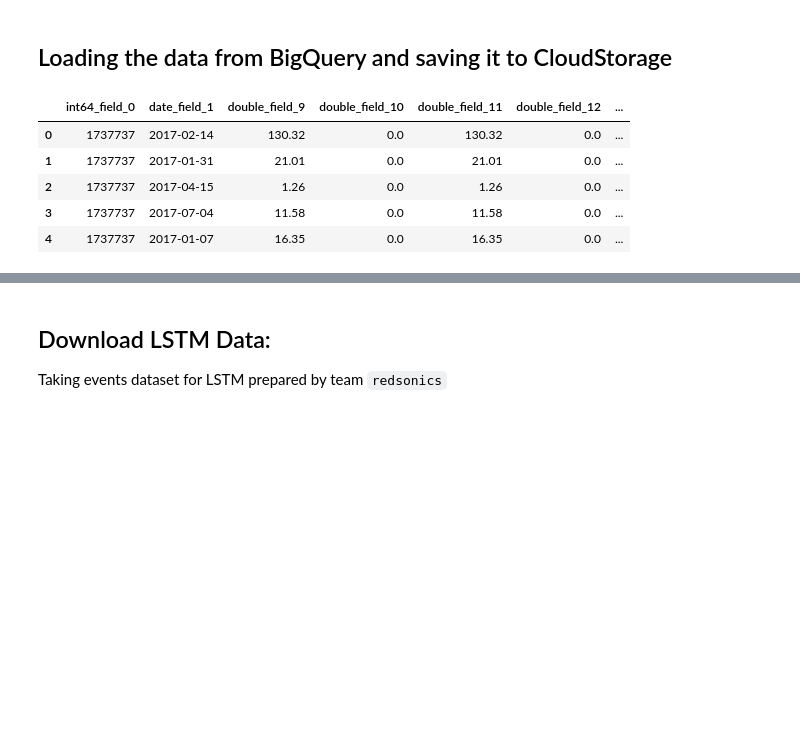
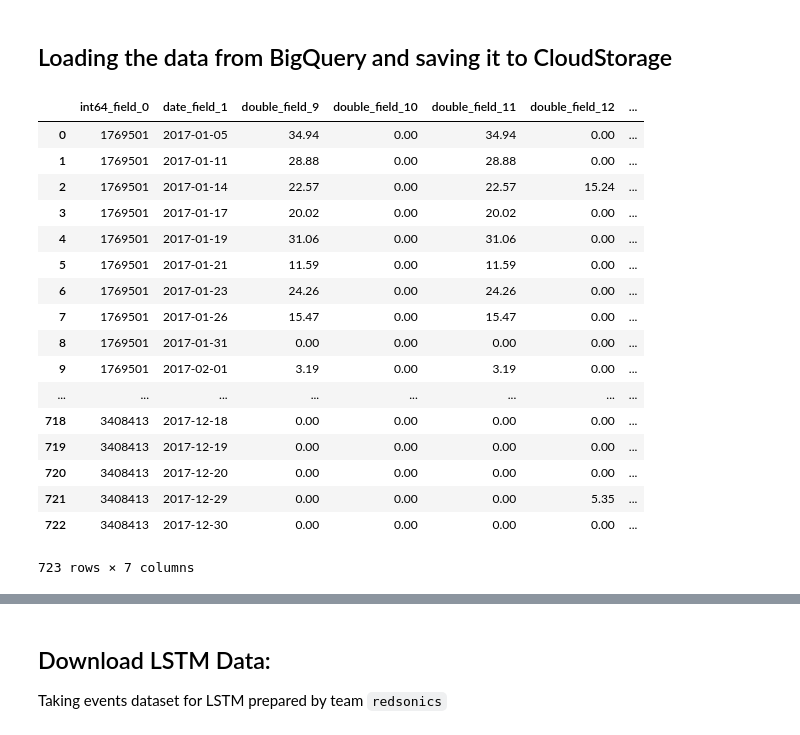
Before and after one commit to Johannamps/go-de-internal-johanna, a Jupyter notebook: churn-prediction/lstm/lstm 2.0.ipynb, the cells around one changed output, grey strips where cells are left out. Saved outputs shown, nothing was run; the diff lists cells and outputs as text; code cells hidden in the pictures; blank space fills up the shorter version.

```diff
--- a/churn-prediction/lstm/lstm 2.0.ipynb
+++ b/churn-prediction/lstm/lstm 2.0.ipynb
@@ -7,15 +7,28 @@ import pandas as pd
 import numpy as np
 from io import StringIO
 # %%
-query = 'SELECT int64_field_0, date_field_1, double_field_9, double_field_10, double_field_11, double_field_12, double_field_13 FROM `go-de-internal.democases_go_reply_internal.metro_churn_lstm` WHERE int64_field_0 in (1769501, 1769568, 1769800, 3375481, 2108159, 3375612, 3408413, 3408542, 2108191, 3336993, 3343216, 3343262, 1737658, 689094, 689101, 1737723, 1737737, 1737776, 1770548, 1770580, 1803439, 1737910, 1737951, 3343610, 1738019, 3343693, 1752401, 1803634, 1738109, 1750643, 1738144, 1770919, 1869227, 1836494, 1836511, 1803749, 1836581, 1738283, 1738310, 1738317, 1934930, 1738328, 1934964, 1869431, 1934972, 1934975, 1836673, 1836682, 1869451, 1803929, 1869469, 1869489, 1836723, 1771191, 1771212, 1738523, 1836831, 1738549, 1836854, 1836862, 1869657, 1738639, 1771422, 1869745, 1836981, 1738686, 1935317, 1837035, 1935342, 1869873, 1808052, 1771584, 1771658, 1804427, 1738931, 1738949, 1935567, 1738964, 1935591, 1837295, 1804536, 1935659, 1771825, 1870181, 1935773, 1935824, 1935871, 1935884, 1935895, 1739316, 1739364, 1739366, 1739390, 1739404, 1739426, 1739466, 1739510, 1739589, 1772359, 1936219)'
+#query = 'SELECT int64_field_0, date_field_1, double_field_9, double_field_10, double_field_11, double_field_12, double_field_13 FROM `go-de-internal.democases_go_reply_internal.metro_churn_lstm` WHERE int64_field_0 in (1769501, 1769568, 1769800, 3375481, 2108159, 3375612, 3408413, 3408542, 2108191, 3336993, 3343216, 3343262, 1737658, 689094, 689101, 1737723, 1737737, 1737776, 1770548, 1770580, 1803439, 1737910, 1737951, 3343610, 1738019, 3343693, 1752401, 1803634, 1738109, 1750643, 1738144, 1770919, 1869227, 1836494, 1836511, 1803749, 1836581, 1738283, 1738310, 1738317, 1934930, 1738328, 1934964, 1869431, 1934972, 1934975, 1836673, 1836682, 1869451, 1803929, 1869469, 1869489, 1836723, 1771191, 1771212, 1738523, 1836831, 1738549, 1836854, 1836862, 1869657, 1738639, 1771422, 1869745, 1836981, 1738686, 1935317, 1837035, 1935342, 1869873, 1808052, 1771584, 1771658, 1804427, 1738931, 1738949, 1935567, 1738964, 1935591, 1837295, 1804536, 1935659, 1771825, 1870181, 1935773, 1935824, 1935871, 1935884, 1935895, 1739316, 1739364, 1739366, 1739390, 1739404, 1739426, 1739466, 1739510, 1739589, 1772359, 1936219)'
+query = 'SELECT int64_field_0, date_field_1, double_field_9, double_field_10, double_field_11, double_field_12, double_field_13 FROM `go-de-internal.democases_go_reply_internal.metro_churn_lstm` WHERE int64_field_0 in (1769501, 1769568, 1769800, 3375481, 2108159, 3375612, 3408413) ORDER BY int64_field_0, date_field_1'
 #query = 'SELECT * FROM `go-de-internal.democases_go_reply_internal.metro_churn_lstm`'
 churn = bq.Query(query)
 df = churn.execute(output_options=bq.QueryOutput.dataframe()).result()
-df.head()
+df
 # %% [output]
 |  | int64_field_0 | date_field_1 | double_field_9 | double_field_10 | double_field_11 | double_field_12 | ... |
-| 0 | 1737737 | 2017-02-14 | 130.32 | 0.0 | 130.32 | 0.0 | ... |
-| 1 | 1737737 | 2017-01-31 | 21.01 | 0.0 | 21.01 | 0.0 | ... |
-| 2 | 1737737 | 2017-04-15 | 1.26 | 0.0 | 1.26 | 0.0 | ... |
-| 3 | 1737737 | 2017-07-04 | 11.58 | 0.0 | 11.58 | 0.0 | ... |
-| 4 | 1737737 | 2017-01-07 | 16.35 | 0.0 | 16.35 | 0.0 | ... |
+| 0 | 1769501 | 2017-01-05 | 34.94 | 0.00 | 34.94 | 0.00 | ... |
+| 1 | 1769501 | 2017-01-11 | 28.88 | 0.00 | 28.88 | 0.00 | ... |
+| 2 | 1769501 | 2017-01-14 | 22.57 | 0.00 | 22.57 | 15.24 | ... |
+| 3 | 1769501 | 2017-01-17 | 20.02 | 0.00 | 20.02 | 0.00 | ... |
+| 4 | 1769501 | 2017-01-19 | 31.06 | 0.00 | 31.06 | 0.00 | ... |
+| 5 | 1769501 | 2017-01-21 | 11.59 | 0.00 | 11.59 | 0.00 | ... |
+| 6 | 1769501 | 2017-01-23 | 24.26 | 0.00 | 24.26 | 0.00 | ... |
+| 7 | 1769501 | 2017-01-26 | 15.47 | 0.00 | 15.47 | 0.00 | ... |
+| 8 | 1769501 | 2017-01-31 | 0.00 | 0.00 | 0.00 | 0.00 | ... |
+| 9 | 1769501 | 2017-02-01 | 3.19 | 0.00 | 3.19 | 0.00 | ... |
+| ... | ... | ... | ... | ... | ... | ... | ... |
+| 718 | 3408413 | 2017-12-18 | 0.00 | 0.00 | 0.00 | 0.00 | ... |
+| 719 | 3408413 | 2017-12-19 | 0.00 | 0.00 | 0.00 | 0.00 | ... |
+| 720 | 3408413 | 2017-12-20 | 0.00 | 0.00 | 0.00 | 0.00 | ... |
+| 721 | 3408413 | 2017-12-29 | 0.00 | 0.00 | 0.00 | 5.35 | ... |
+| 722 | 3408413 | 2017-12-30 | 0.00 | 0.00 | 0.00 | 0.00 | ... |
+723 rows × 7 columns
```
Also changed, not shown: parts of 19 cells of this notebook, 3 other files.
